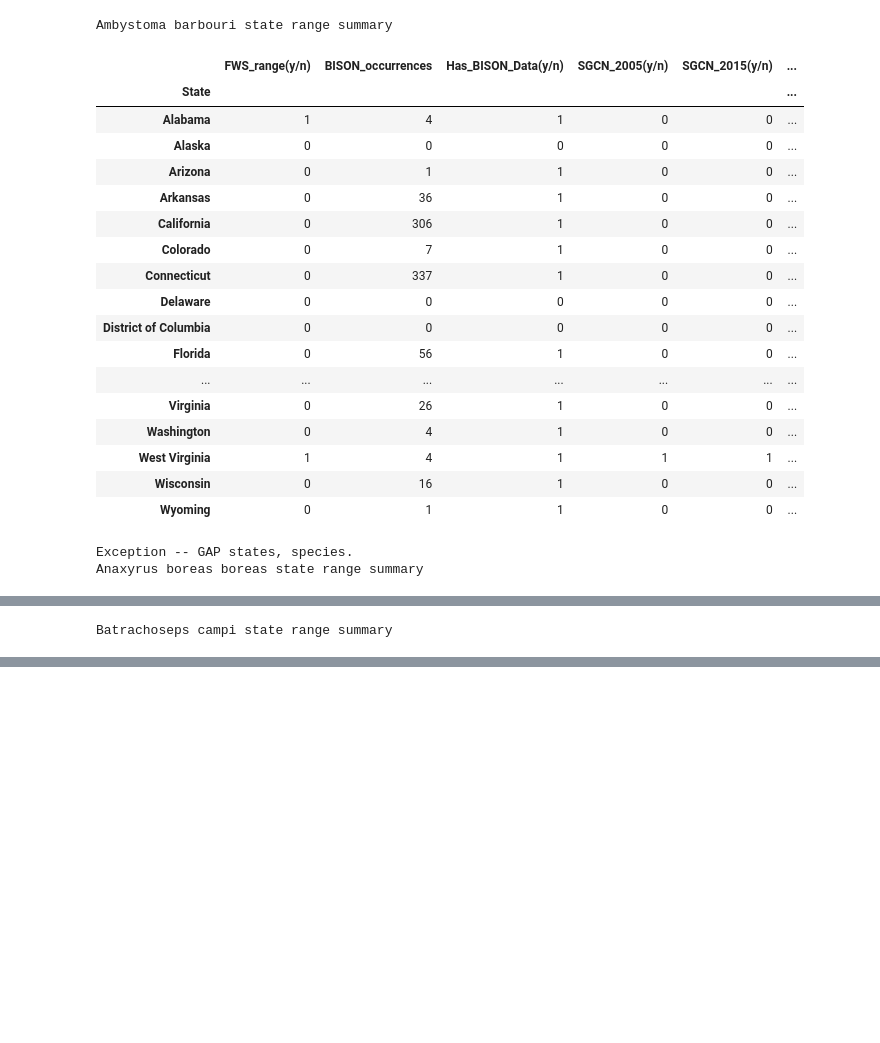
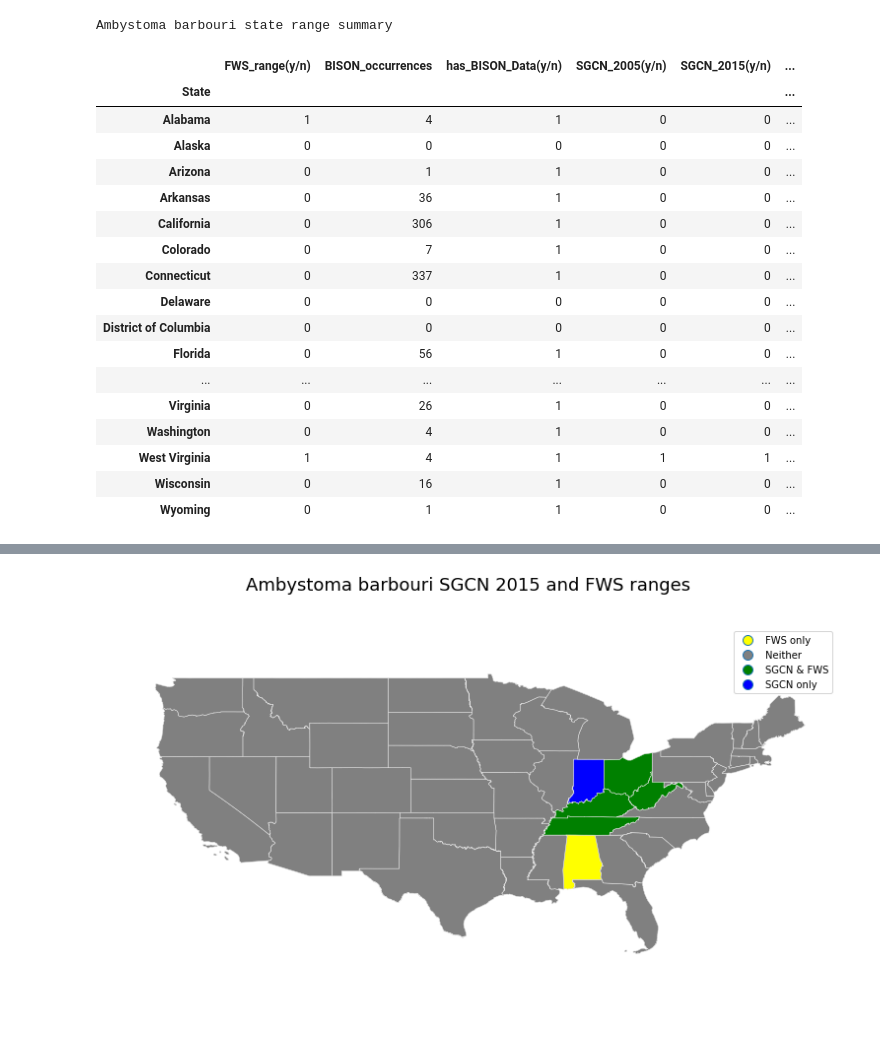
Before and after one commit to usgs-bcb/FWS-ESA-WorkPlanSpecies, a Jupyter notebook: State range summaries.ipynb, the cells around one changed output, grey strips where cells are left out. Cells and saved outputs as stored; diff of their text form; code cells hidden in the pictures; blank space fills up the shorter version.

Commit message:
Added code to plot maps

```diff
--- a/State range summaries.ipynb
+++ b/State range summaries.ipynb
@@ -1,4 +1,7 @@
 # %%
+%matplotlib inline
+
+
 # -*- coding: utf-8 -*-
 """
 nmtarr 9/7/2018
@@ -7,8 +10,11 @@ Description: Script used in developing State range summaries.ipynb.
 
 """
 #from IPython.display import display as display1
+from matplotlib.colors import ListedColormap
 import us
 import pandas as pd
+import geopandas as gpd
+import matplotlib.pyplot as plt
 pd.set_option('display.width', 1000)
 pd.set_option('display.max_columns', 12)
 pd.set_option('display.max_rows', 100)
@@ -37,7 +43,7 @@ esaWPSpecies = bisDB["FWS_Work_Plan_Species"]
 ## Get a list of species names to loop on.
 spp = [record["Submitted Data"]["Scientific Name"] for record in esaWPSpecies.find()]
 
-for sp in spp[:3]:
+for sp in spp[:1]:
     # Build dataframe to fill out
     columns=[]
     df0 = pd.DataFrame(index=[str(x) for x in us.STATES], columns=columns)
@@ -71,7 +77,7 @@ for sp in spp[:3]:
         BISON_states = Synth['States with BISON Occurrence Data']
         for x in BISON_states:
             state_name = x.strip()
-            df0.loc[state_name, 'Has_BISON_Data(y/n)'] = 1
+            df0.loc[state_name, 'has_BISON_Data(y/n)'] = 1
     except:
         print("Exception -- BISON state list")
 
@@ -82,35 +88,94 @@ for sp in spp[:3]:
             df0.loc[x, 'SGCN_2005(y/n)'] = 1
 
     except:
         print("Exception -- SGCN 2005")
 
     try:
         for x in Synth['SGCN State List 2015']:
             df0.loc[x, 'SGCN_2015(y/n)'] = 1
     except:
         print('Exception -- SGCN 2015')
 
     ###################################################################  GAP habitat
     # Which states have potential habitat (GAP)?
     try:
         GAP_states = Synth['States with GAP Species Potential Habitat']
         for x in GAP_states:
             state_name = x.strip()
             df0.loc[state_name, 'has_GAP_habitat(y/n)'] = 1
     except:
         print('Exception -- GAP states, species.')
 
-    #################################################################  Clean up\
+    #####################################################################  Clean up
     df1 = df0.fillna(0).astype(int)
     # get rid of non-CONUS states
     lowers = [str(x) for x in us.STATES_CONTINENTAL]
     print(sp + ' state range summary')
     df2 = df1.filter(items=lowers, axis=0)
     display(df2)
     print('\n\n')
+
+    ########################################################  Add comparison fields
+    # Compare SGCN 2015 to FWS
+    codeDict = {(1,1): 'SGCN & FWS', (1,0): 'SGCN only', (0,1): 'FWS only', (0,0): 'Neither'}
+    df2['SGCN2015-FWS'] = list(zip(df2['SGCN_2015(y/n)'], df2['FWS_range(y/n)']))
+    df2['SGCN2015-FWS'] = [codeDict[x] for x in df2['SGCN2015-FWS']]
+
+
+
+
+        # SGCN 2015 vs. FWS
+    # Read in state geojson from ScienceBase
+    statesGDF = gpd.read_file("T:/Data/state_boundaries.geojson")
+    # Join states geodataframe with species dataframe
+    statesGDF2 = pd.merge(df2, statesGDF, how='inner',
+                          left_on=df2.index, right_on=statesGDF.STATE_NAME)
+    statesGDF3 = gpd.GeoDataFrame(statesGDF2)
+    statesGDF3 = statesGDF3[statesGDF3.STATE_NAME != 'Alaska']
+
+    # Plot
+    fig, ax = plt.subplots(1, figsize=(13, 7))
+    statesGDF3.plot(ax=ax, column="SGCN2015-FWS", legend=True,
+                    cmap=ListedColormap(['yellow', 'grey', 'green', 'blue']),
+                    categorical=True, linewidth=0.5, edgecolor='0.9')
+    ax.set_ylim(23, 50)
+    ax.set_xlim(-126, -66)
+    ax.set_axis_off()
+    plt.axis('equal')
+    fig.suptitle(sp + ' SGCN 2015 and FWS ranges', fontsize=18)
+
+
+    # GAP Habitat
+    # Convert column values
+    statesGDF3['has_GAP_habitat(y/n)'] = [{0: "No", 1: "Yes"}[x] for x in statesGDF3['has_GAP_habitat(y/n)']]
+    # Plot
+    fig1, ax1 = plt.subplots(1, figsize=(13, 7))
+    statesGDF3.plot(ax=ax1, column="has_GAP_habitat(y/n)", legend=True,
+                    cmap=ListedColormap(['grey', 'green']),
+                    categorical=True, linewidth=0.5, edgecolor='0.9')
+    ax1.set_ylim(23, 50)
+    ax1.set_xlim(-126, -66)
+    ax1.set_axis_off()
+    plt.axis('equal')
+    fig1.suptitle(sp + " GAP range", fontsize=18)
+
+
+    # BISON
+    # Convert column values
+    statesGDF3['has_BISON_data(y/n)'] = [{0: "No", 1: "Yes"}[x] for x in statesGDF3['has_BISON_Data(y/n)']]
+    # Plot
+    fig2, ax2 = plt.subplots(1, figsize=(13, 7))
+    statesGDF3.plot(ax=ax2, column="has_BISON_data(y/n)", legend=True,
+                    cmap=ListedColormap(['grey', 'blue']),
+                    categorical=True, linewidth=0.5, edgecolor='0.9')
+    ax2.set_ylim(23, 50)
+    ax2.set_xlim(-126, -66)
+    ax2.set_axis_off()
+    plt.axis('equal')
+    fig2.suptitle(sp + " BISON range", fontsize=18)
 # %% [output]
 Ambystoma barbouri state range summary
-|  | FWS_range(y/n) | BISON_occurrences | Has_BISON_Data(y/n) | SGCN_2005(y/n) | SGCN_2015(y/n) | ... |
+|  | FWS_range(y/n) | BISON_occurrences | has_BISON_Data(y/n) | SGCN_2005(y/n) | SGCN_2015(y/n) | ... |
 | State |  |  |  |  |  | ... |
 | Alabama | 1 | 4 | 1 | 0 | 0 | ... |
 | Alaska | 0 | 0 | 0 | 0 | 0 | ... |
@@ -128,5 +193,3 @@ Ambystoma barbouri state range summary
 | West Virginia | 1 | 4 | 1 | 1 | 1 | ... |
 | Wisconsin | 0 | 16 | 1 | 0 | 0 | ... |
 | Wyoming | 0 | 1 | 1 | 0 | 0 | ... |
-Exception -- GAP states, species.
-Anaxyrus boreas boreas state range summary
@@ -151 +195,0 @@ Anaxyrus boreas boreas state range summary
-Batrachoseps campi state range summary
@@ -169,0 +196 @@ Batrachoseps campi state range summary
+[figure, added]
```
Also changed, not shown: parts of 1 cell of this notebook, 1 other file.
